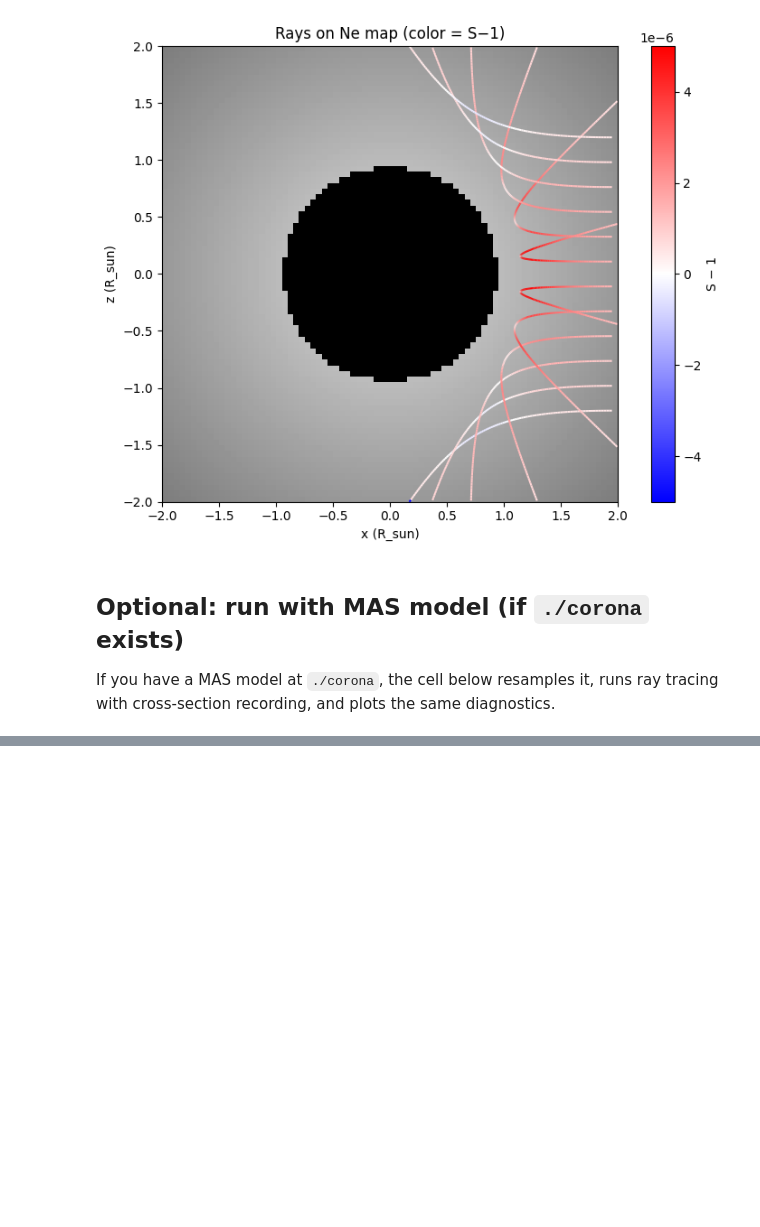
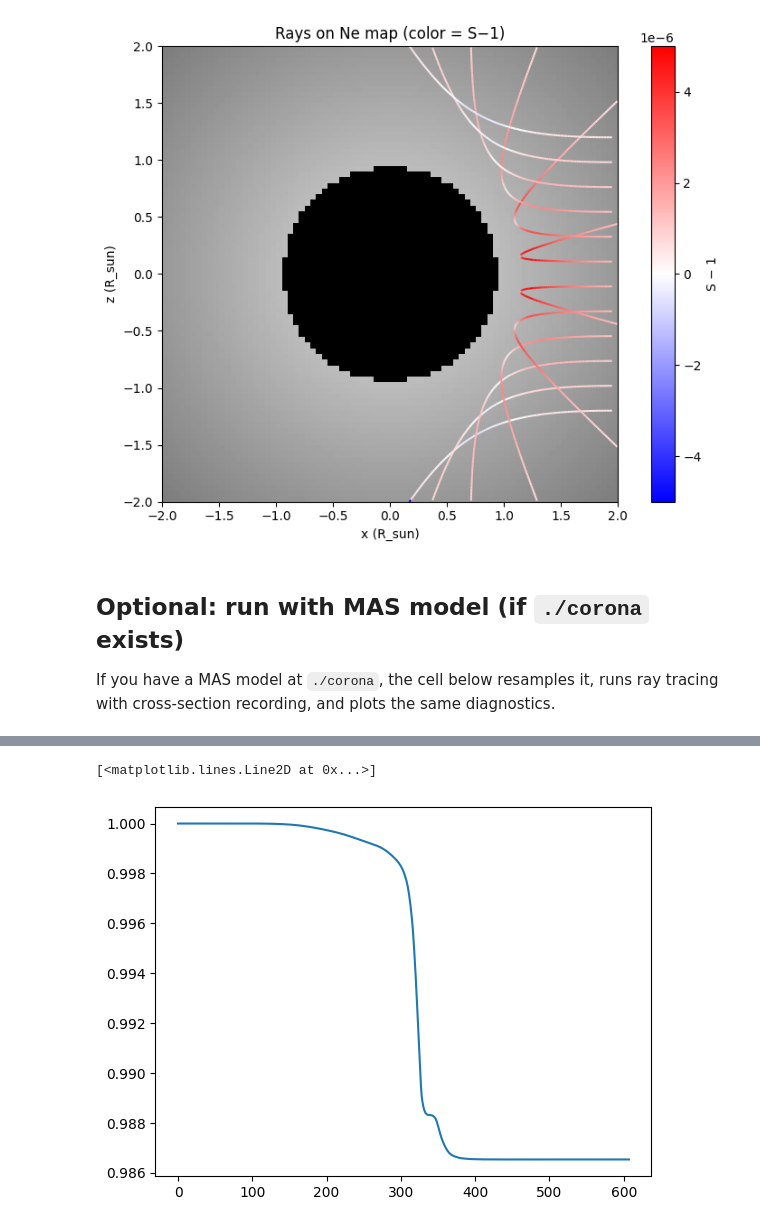
Before and after one commit to peijin94/GRFFradioSun, a Jupyter notebook: cross_section_plots.ipynb, the cells around one changed output, grey strips where cells are left out. Saved outputs shown, nothing was run; the diff lists cells and outputs as text; code cells hidden in the pictures; blank space fills up the shorter version.

```diff
--- a/cross_section_plots.ipynb
+++ b/cross_section_plots.ipynb
@@ -303,0 +305,7 @@ plt.show()
+# %%
+S_accumulated  = np.cumsum(np.log(S_mas)*3, axis=0)
+# %%
+plt.plot(np.exp(S_accumulated[:,0]))
+# %% [output]
+[<matplotlib.lines.Line2D at 0x...>]
+[figure, added]
```
Also changed, not shown: parts of 5 cells of this notebook, 4 other files.
